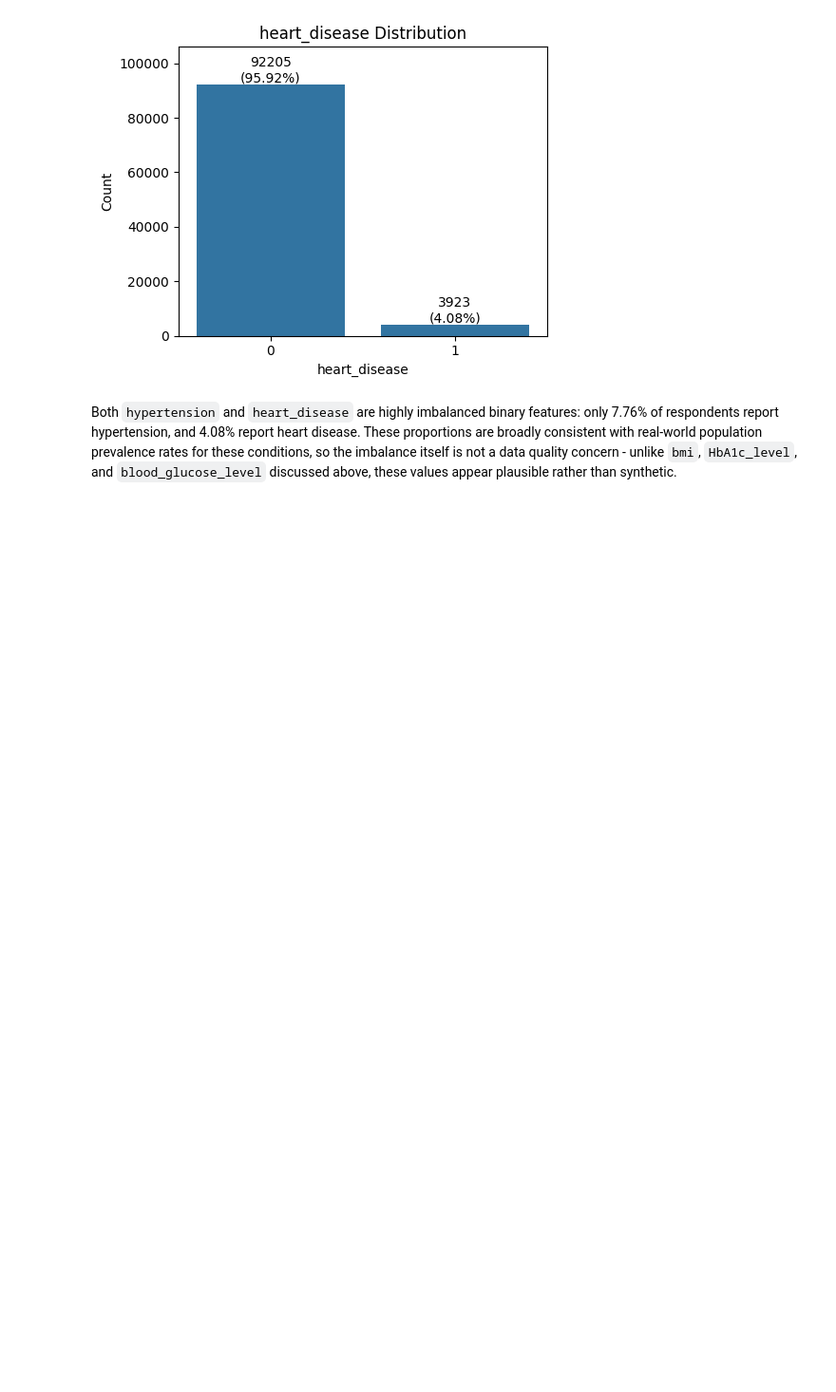
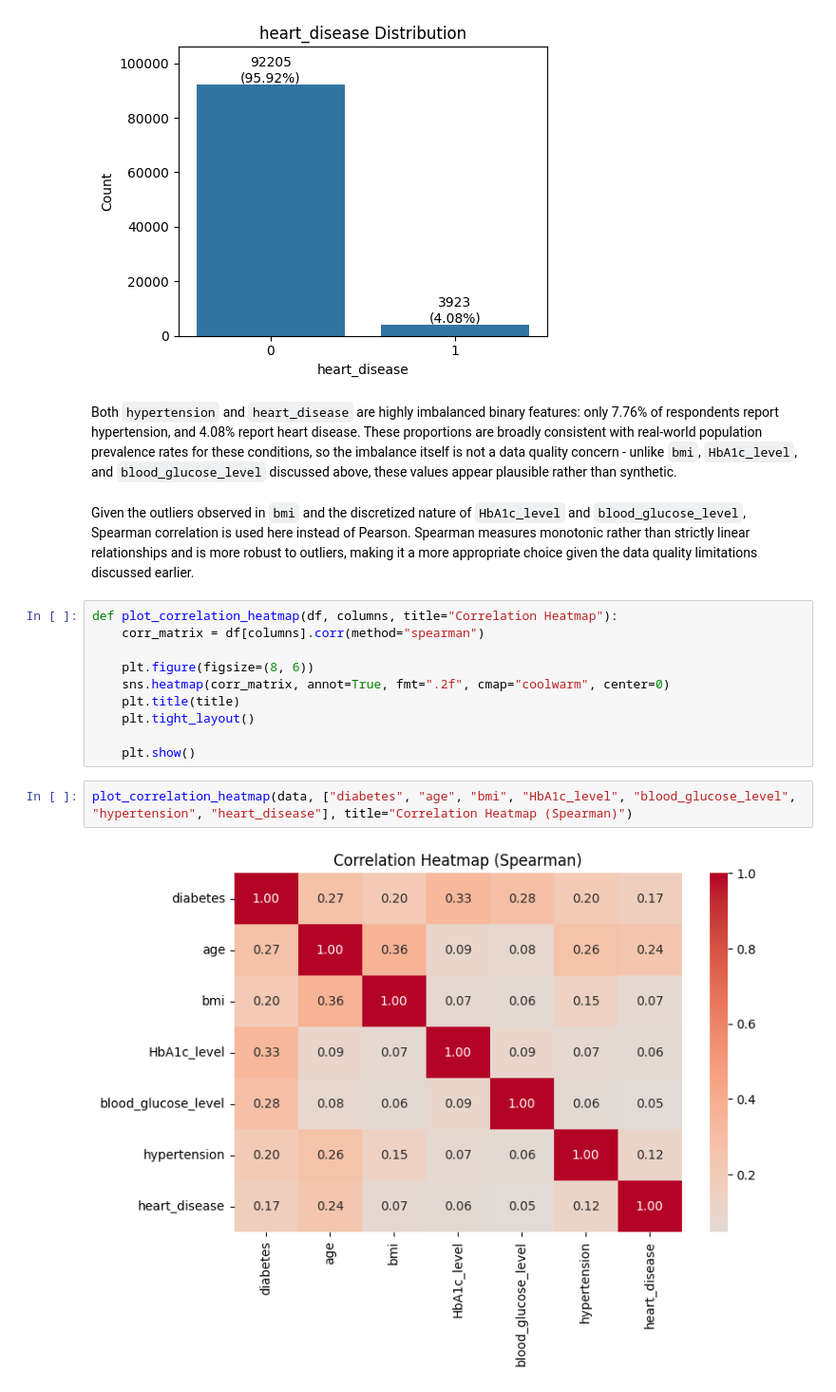
Before and after one commit to VladoDev03/diabetes-prediction, a Jupyter notebook: notebooks/EDA.ipynb, the cells around one changed output. Shown at 95% size. Cells and saved outputs as stored; diff of their text form; blank space fills up the shorter version.

```diff
--- a/notebooks/EDA.ipynb
+++ b/notebooks/EDA.ipynb
@@ -284,3 +284,19 @@ plot_categorical_distribution(data, "heart_disease")
 [figure]
 # %% [markdown]
 Both `hypertension` and `heart_disease` are highly imbalanced binary features: only 7.76% of respondents report hypertension, and 4.08% report heart disease. These proportions are broadly consistent with real-world population prevalence rates for these conditions, so the imbalance itself is not a data quality concern - unlike `bmi`, `HbA1c_level`, and `blood_glucose_level` discussed above, these values appear plausible rather than synthetic.
+# %% [markdown]
+Given the outliers observed in `bmi` and the discretized nature of `HbA1c_level` and `blood_glucose_level`, Spearman correlation is used here instead of Pearson. Spearman measures monotonic rather than strictly linear relationships and is more robust to outliers, making it a more appropriate choice given the data quality limitations discussed earlier.
+# %%
+def plot_correlation_heatmap(df, columns, title="Correlation Heatmap"):
+    corr_matrix = df[columns].corr(method="spearman")
+
+    plt.figure(figsize=(8, 6))
+    sns.heatmap(corr_matrix, annot=True, fmt=".2f", cmap="coolwarm", center=0)
+    plt.title(title)
+    plt.tight_layout()
+
+    plt.show()
+# %%
+plot_correlation_heatmap(data, ["diabetes", "age", "bmi", "HbA1c_level", "blood_glucose_level", "hypertension", "heart_disease"], title="Correlation Heatmap (Spearman)")
+# %% [output]
+[figure, added]
```
Also changed, not shown: parts of 11 cells of this notebook.
